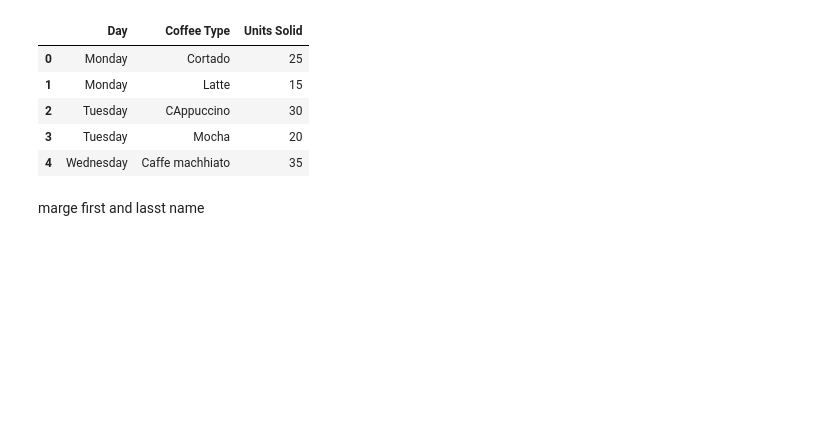
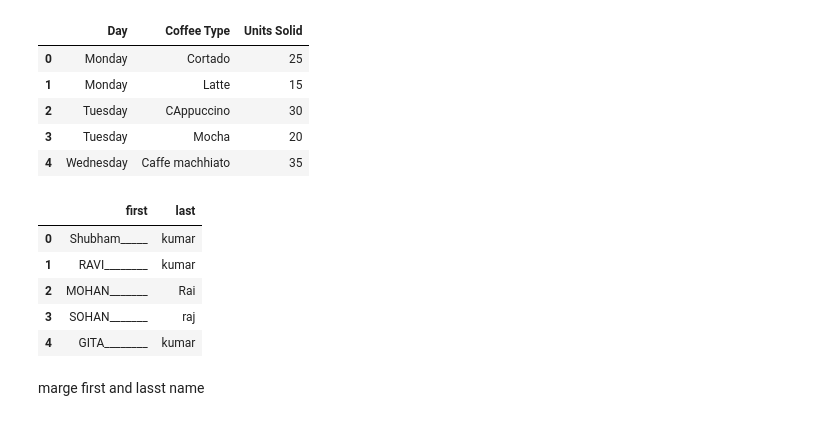
Before and after one commit to 960Subhamsingh/Data-Sciences, a Jupyter notebook: pandas/06-Add-Remove-Rows-Columns/Snippets.ipynb, the cells around one changed output. Saved outputs shown, nothing was run; the diff lists cells and outputs as text; code cells hidden in the pictures; blank space fills up the shorter version.

```diff
--- a/pandas/06-Add-Remove-Rows-Columns/Snippets.ipynb
+++ b/pandas/06-Add-Remove-Rows-Columns/Snippets.ipynb
@@ -23,3 +40,14 @@ data = pd.DataFrame({'first' : ['subham' , 'Ravi','Mohan','Sohan','Gita'],
+# %%
+# add the white space  to left side
+data['first']= data['first'].str.pad(0, side='right', fillchar='_')
+data
+# %% [output]
+|  | first | last |
+| 0 | Shubham_____ | kumar |
+| 1 | RAVI________ | kumar |
+| 2 | MOHAN_______ | Rai |
+| 3 | SOHAN_______ | raj |
+| 4 | GITA________ | kumar |
 # %% [markdown]
 marge first and lasst name
 # %%
```
Also changed, not shown: parts of 13 cells of this notebook, 15 other files.
